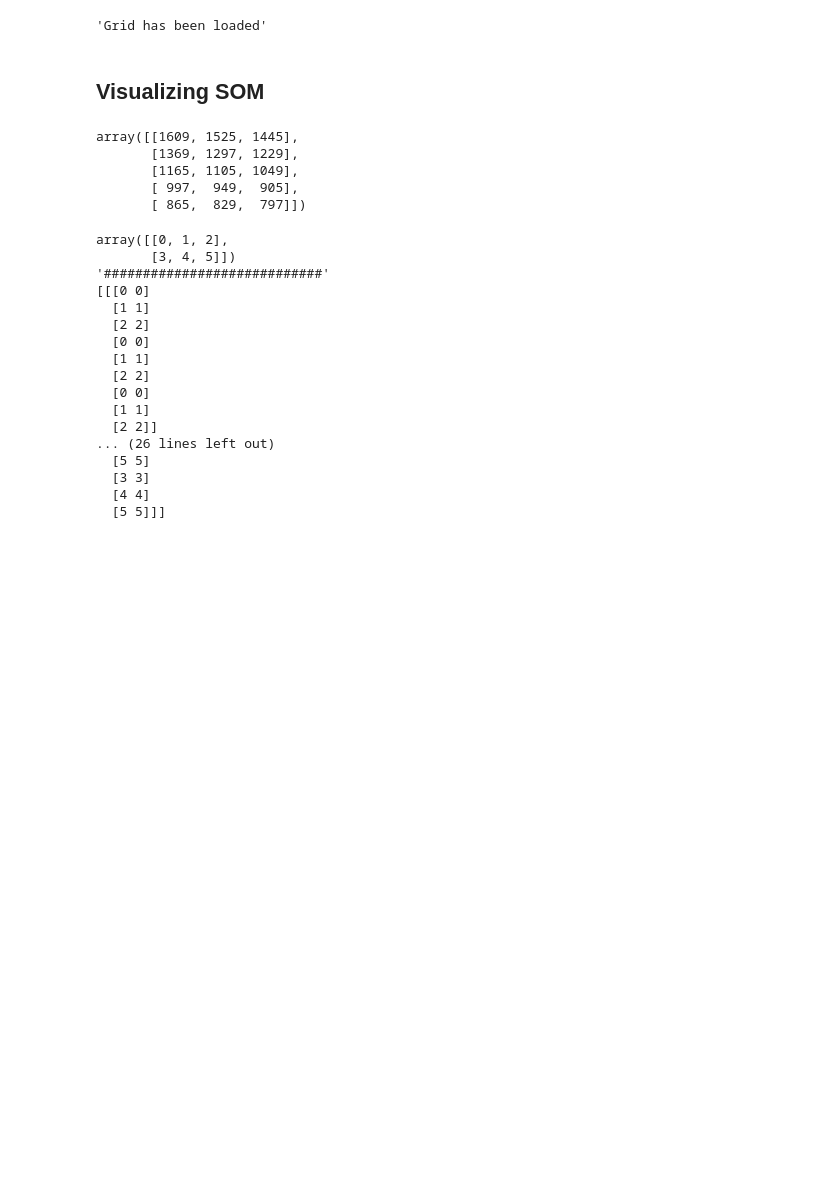
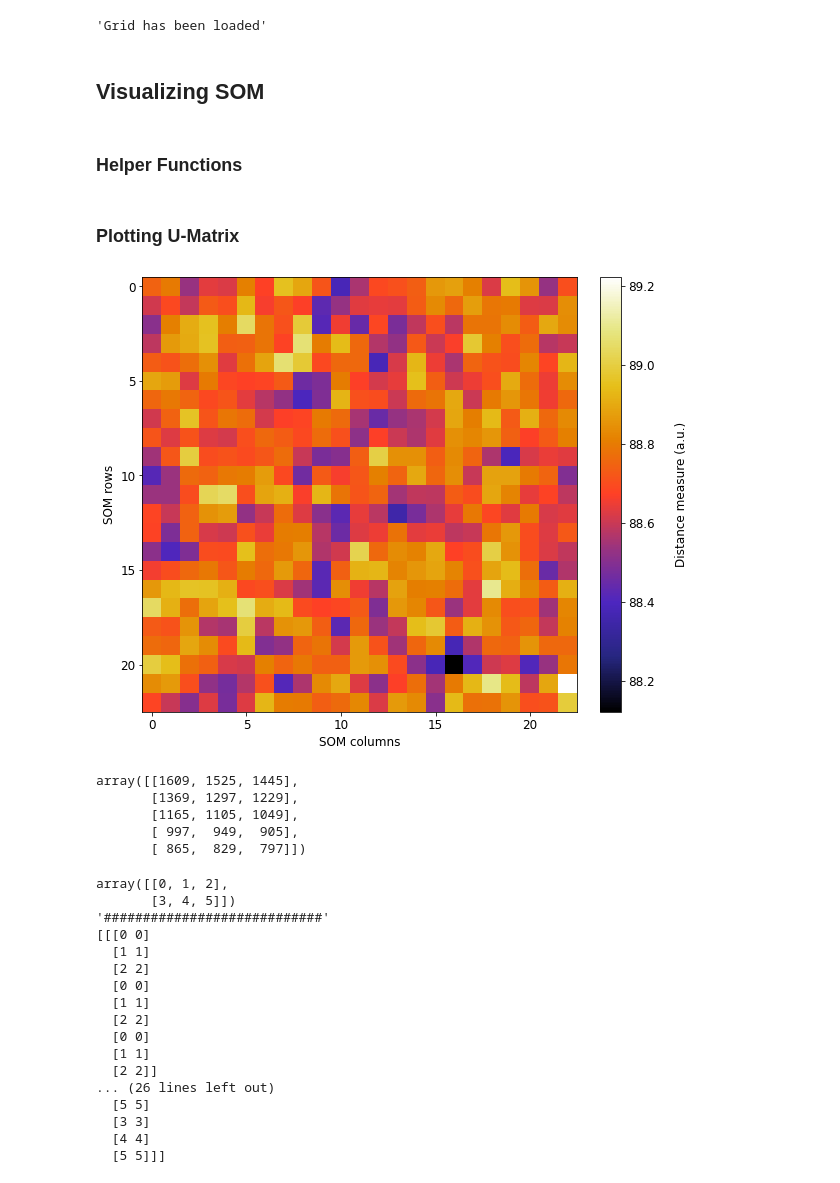
Before and after one commit to FarshidNooshi/TensorFlow-Notebooks, a Jupyter notebook: RCV1 Dataset Visualization/Self Organizing Map.ipynb, the cells around one changed output. Drawn from its saved outputs; the diff is of its cells as text; code cells hidden in the pictures; blank space fills up the shorter version.

Commit message:
u matrix plotted

```diff
--- a/RCV1 Dataset Visualization/Self Organizing Map.ipynb
+++ b/RCV1 Dataset Visualization/Self Organizing Map.ipynb
@@ -144,22 +144,50 @@ with open('model/som.pkl', 'rb') as f: #load the SOM
 'Grid has been loaded'
 # %% [markdown]
 ## Visualizing SOM
+# %% [markdown]
+### Helper Functions
 # %%
 dx = [0, 0, 1, -1] #neighborhood offsets
 dy = [1, -1, 0, 0] #neighborhood offsets
 
 def calc_u_matrix(grid): #calculate the U matrix
-    u_matrix = np.zeros(grid.shape)
+    u_matrix = np.zeros(GRID_SIZE) #initialize the U matrix
     for pos in itertools.product(range(grid.shape[0]), range(grid.shape[1])):
         num_neighbors = 0
         for i in range(len(dx)):
             x = pos[0] + dx[i]
             y = pos[1] + dy[i]
             if x >= 0 and x < grid.shape[0] and y >= 0 and y < grid.shape[1]:
-                u_matrix[pos] += LA.norm(grid[pos] - grid[x, y])
+                u_matrix[pos] += LA.norm(grid[pos] - grid[x, y], axis=-1)
                 num_neighbors += 1
         u_matrix[pos] /= num_neighbors
     return u_matrix
+# %% [markdown]
+### Plotting U-Matrix
+# %%
+u_matrix = calc_u_matrix(grid) #calculate the U matrix
+
+cmap="CMRmap"
+fontsize=12
+_, ax = plt.subplots(figsize=(10, 8))
+img = ax.imshow(u_matrix, cmap=cmap)
+
+# ticks and labels
+for tick in ax.xaxis.get_major_ticks():
+    tick.label.set_fontsize(fontsize)
+for tick in ax.yaxis.get_major_ticks():
+    tick.label.set_fontsize(fontsize)
+ax.set_ylabel("SOM rows", fontsize=fontsize)
+ax.set_xlabel("SOM columns", fontsize=fontsize)
+
+# colorbar
+cbar = plt.colorbar(img, ax=ax, fraction=0.04, pad=0.04)
+cbar.ax.set_ylabel(
+    "Distance measure (a.u.)", rotation=90, fontsize=fontsize, labelpad=20
+)
+cbar.ax.tick_params(labelsize=fontsize)
+# %% [output]
+[figure, added]
 # %%
 tt_grid = np.arange(15).reshape(5, 3, 1)
 
```
